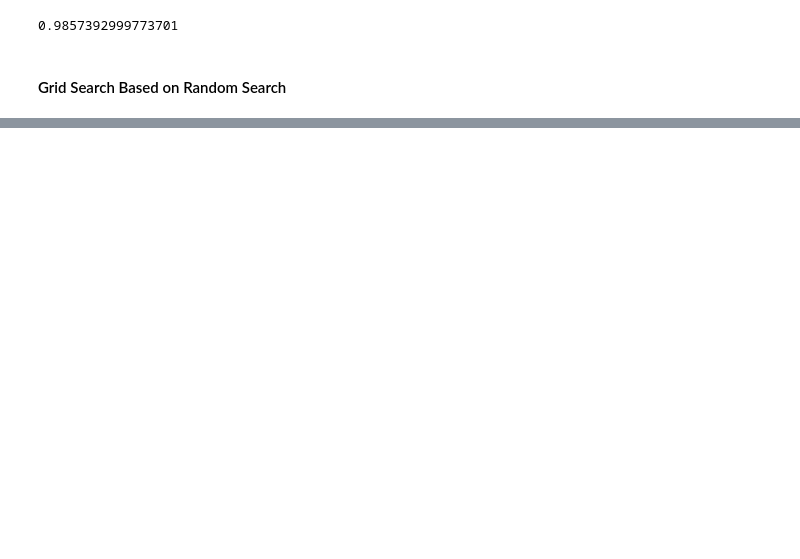
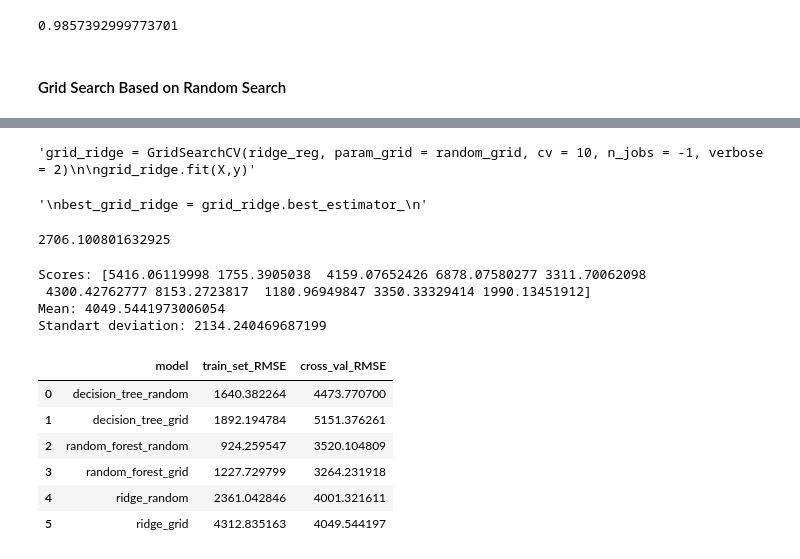
Before and after one commit to guldenturgay/auto-price, a Jupyter notebook: auto-price.ipynb, the cells around one changed output, grey strips where cells are left out. Drawn from its saved outputs; the diff is of its cells as text; code cells hidden in the pictures; blank space fills up the shorter version.

```diff
--- a/auto-price.ipynb
+++ b/auto-price.ipynb
@@ -900,0 +1012,14 @@ Standart deviation: 2167.2955665963855
+# %%
+"""grid_ridge = GridSearchCV(ridge_reg, param_grid = random_grid, cv = 10, n_jobs = -1, verbose = 2)
+
+grid_ridge.fit(X,y)"""
+# %% [output]
+'grid_ridge = GridSearchCV(ridge_reg, param_grid = random_grid, cv = 10, n_jobs = -1, verbose = 2)\n\ngrid_ridge.fit(X,y)'
+# %%
+"""
+best_grid_ridge = grid_ridge.best_estimator_
+
+joblib.dump(best_grid_ridge, 'ridge_grid_best.pkl')
+"""
+# %% [output]
+'\nbest_grid_ridge = grid_ridge.best_estimator_\n'
@@ -900,0 +1028,34 @@ Standart deviation: 2167.2955665963855
+# %%
+y_pred = best_grid_ridge.predict(X_train)
+best_grid_ridge_mse = mean_squared_error(y_train, y_pred)
+best_grid_ridge_rmse = np.sqrt(best_grid_ridge_mse)
+best_grid_ridge_rmse
+# %% [output]
+2706.100801632925
+# %%
+best_grid_ridge_scores = cross_val_score(best_grid_ridge, X, y, scoring='neg_mean_squared_error', cv=10)
+best_grid_ridge_rmse_scores = np.sqrt(-best_grid_ridge_scores)
+display_scores(best_grid_ridge_rmse_scores)
+# %% [output]
+Scores: [5416.06119998 1755.3905038  4159.07652426 6878.07580277 3311.70062098
+ 4300.42762777 8153.2723817  1180.96949847 3350.33329414 1990.13451912]
+Mean: 4049.5441973006054
+Standart deviation: 2134.240469687199
+# %%
+tuned_df = {'model': ['decision_tree_random', 'decision_tree_grid', 'random_forest_random', 'random_forest_grid',
+                      'ridge_random', 'ridge_grid'],
+            'train_set_RMSE': [trr_rmse, best_rmse, frr_rmse, best_grid_random_rmse, rrr_rmse, best_grid_ridge_rmse],
+            'cross_val_RMSE': [ trr_rmse_scores.mean(), bg_rmse_scores.mean(), frr_rmse_scores.mean(),
+                         bgr_rmse_scores.mean(), rrr_rmse_scores.mean(), best_grid_ridge_rmse_scores.mean()]
+     }
+
+tuned_df = pd.DataFrame(tuned_df)
+tuned_df
+# %% [output]
+|  | model | train_set_RMSE | cross_val_RMSE |
+| 0 | decision_tree_random | 1640.382264 | 4473.770700 |
+| 1 | decision_tree_grid | 1892.194784 | 5151.376261 |
+| 2 | random_forest_random | 924.259547 | 3520.104809 |
+| 3 | random_forest_grid | 1227.729799 | 3264.231918 |
+| 4 | ridge_random | 2361.042846 | 4001.321611 |
+| 5 | ridge_grid | 4312.835163 | 4049.544197 |
```
Also changed, not shown: parts of 45 cells of this notebook, 10 other files.
